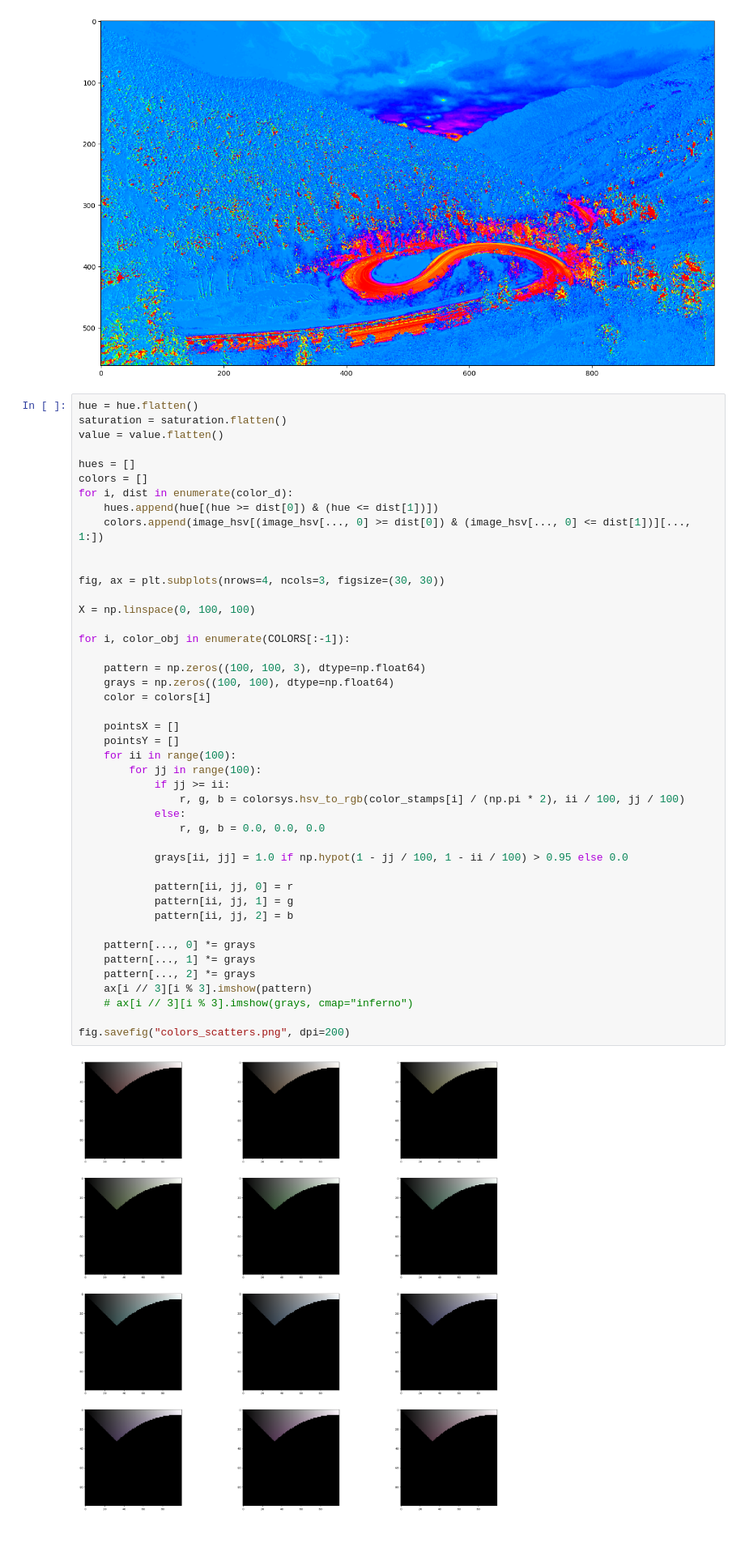
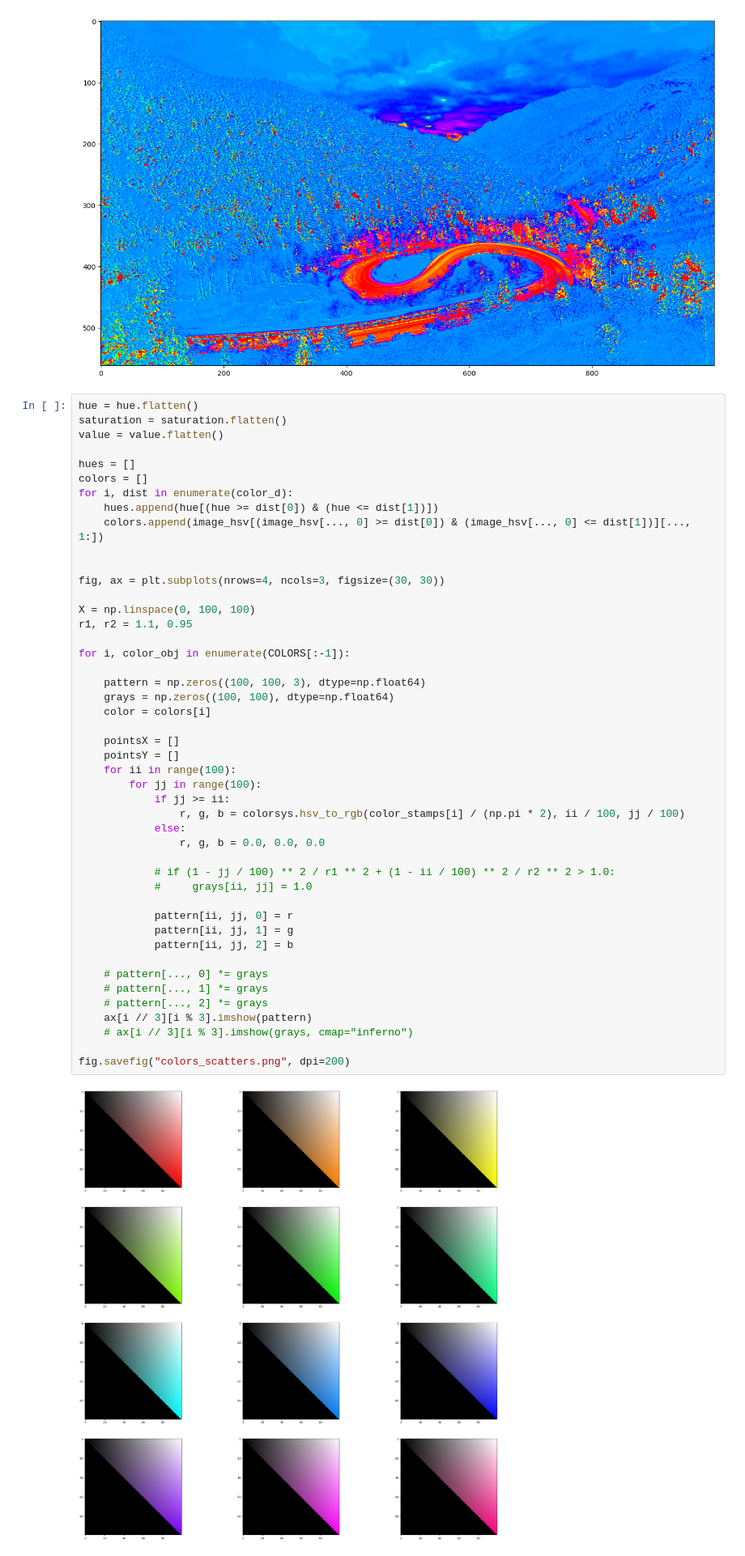
Before and after one commit to NoSignificantWorries/WalWorks, a Jupyter notebook: analyze2.ipynb, the cells around one changed output. Shown at 81% size. Cells and saved outputs as stored; diff of their text form.

```diff
--- a/analyze2.ipynb
+++ b/analyze2.ipynb
@@ -137,38 +137,40 @@ for i, dist in enumerate(color_d):
 
 fig, ax = plt.subplots(nrows=4, ncols=3, figsize=(30, 30))
 
 X = np.linspace(0, 100, 100)
+r1, r2 = 1.1, 0.95
 
 for i, color_obj in enumerate(COLORS[:-1]):
 
     pattern = np.zeros((100, 100, 3), dtype=np.float64)
     grays = np.zeros((100, 100), dtype=np.float64)
     color = colors[i]
 
     pointsX = []
     pointsY = []
     for ii in range(100):
         for jj in range(100):
             if jj >= ii:
                 r, g, b = colorsys.hsv_to_rgb(color_stamps[i] / (np.pi * 2), ii / 100, jj / 100)
             else:
                 r, g, b = 0.0, 0.0, 0.0
 
-            grays[ii, jj] = 1.0 if np.hypot(1 - jj / 100, 1 - ii / 100) > 0.95 else 0.0
+            # if (1 - jj / 100) ** 2 / r1 ** 2 + (1 - ii / 100) ** 2 / r2 ** 2 > 1.0:
+            #     grays[ii, jj] = 1.0
 
             pattern[ii, jj, 0] = r
             pattern[ii, jj, 1] = g
             pattern[ii, jj, 2] = b
 
-    pattern[..., 0] *= grays
-    pattern[..., 1] *= grays
-    pattern[..., 2] *= grays
+    # pattern[..., 0] *= grays
+    # pattern[..., 1] *= grays
+    # pattern[..., 2] *= grays
     ax[i // 3][i % 3].imshow(pattern)
     # ax[i // 3][i % 3].imshow(grays, cmap="inferno")
 
 fig.savefig("colors_scatters.png", dpi=200)
 # %% [output]
-[figure, old version]
+[figure, new version]
 # %%
 fig, ax = plt.subplots(nrows=2, ncols=1, figsize=(16, 8))
 
```
Also changed, not shown: 2 other files.
